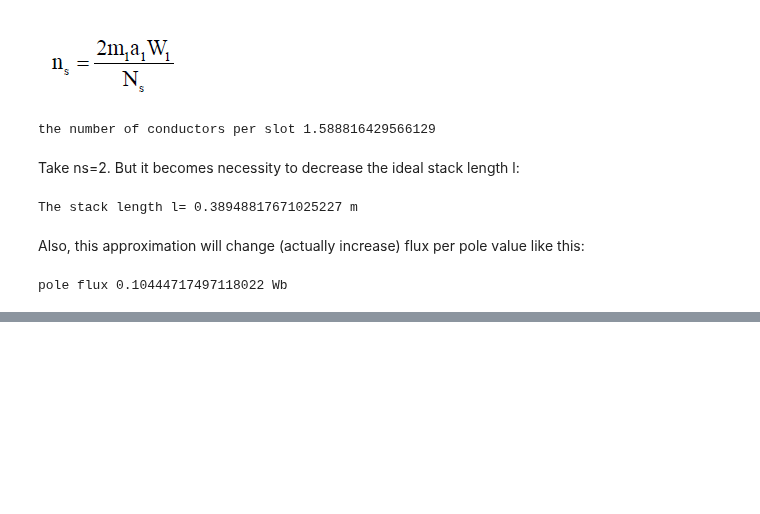
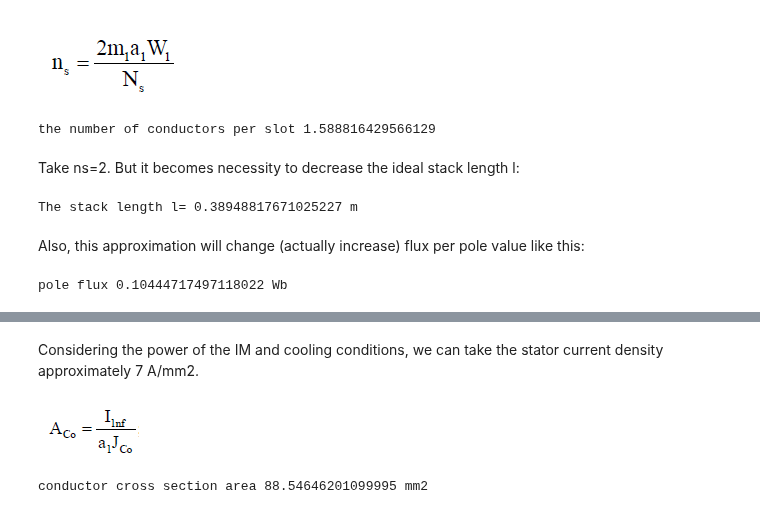
Before and after one commit to odtu/EE564, a Jupyter notebook: TRAIN/Doga/Design of a Train Traction Motor.ipynb, the cells around one changed output, grey strips where cells are left out. Drawn from its saved outputs; the diff is of its cells as text; code cells hidden in the pictures; blank space fills up the shorter version.

```diff
--- a/TRAIN/Doga/Design of a Train Traction Motor.ipynb
+++ b/TRAIN/Doga/Design of a Train Traction Motor.ipynb
@@ -275,0 +300,13 @@ pole flux 0.10444717497118022 Wb
+# %% [markdown]
+Considering the power of the IM and cooling conditions, we can take the stator current density approximately 7 A/mm2.
+# %%
+from IPython.display import Image
+Image(filename='Images/conductorcrosssection.png')
+# %% [output]
+[figure, added]
+# %%
+Jco=7
+Aco=Iln/Jco #a1=1
+print ('conductor cross section area',Aco,'mm2')
+# %% [output]
+conductor cross section area 88.54646201099995 mm2
```
Also changed, not shown: parts of 16 cells of this notebook, 6 other files.
